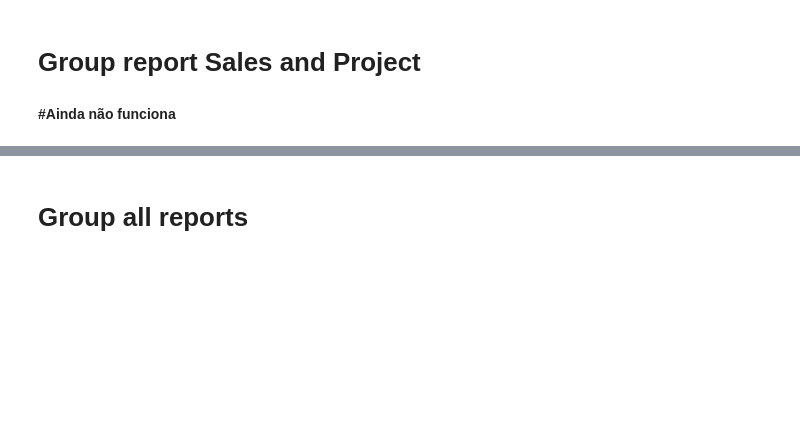
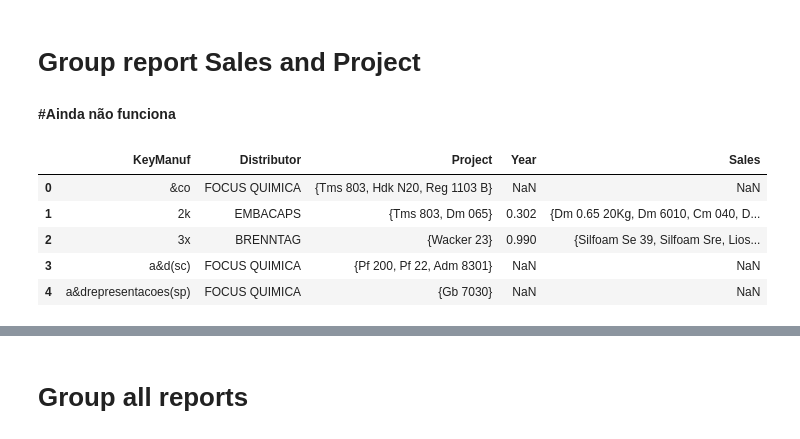
Before and after one commit to GimenesPaula/GimenesPaula, a Jupyter notebook: Projeto 1.ipynb, the cells around one changed output, grey strips where cells are left out. Drawn from its saved outputs; the diff is of its cells as text; code cells hidden in the pictures; blank space fills up the shorter version.

```diff
--- a/Projeto 1.ipynb
+++ b/Projeto 1.ipynb
@@ -444,4 +477,11 @@ df_proj_unic = df_proj_unic.drop_duplicates(subset=['KeyManuf', 'Distributor'],
 **#Ainda não funciona**
 # %%
 df_proj_vend = df_proj_unic.merge(df_dist_unic, on=['KeyManuf', 'Distributor'], how='left')
-df_vend_proj = df_dist_unic.merge(df_proj_unic, on=['KeyManuf', 'Distributor'], how='left')
+df_proj_vend.head(5)
+# %% [output]
+|  | KeyManuf | Distributor | Project | Year | Sales |
+| 0 | &co | FOCUS QUIMICA | {Tms 803, Hdk N20, Reg 1103 B} | NaN | NaN |
+| 1 | 2k | EMBACAPS | {Tms 803, Dm 065} | 0.302 | {Dm 0.65 20Kg, Dm 6010, Cm 040, D... |
+| 2 | 3x | BRENNTAG | {Wacker 23} | 0.990 | {Silfoam Se 39, Silfoam Sre, Lios... |
+| 3 | a&d(sc) | FOCUS QUIMICA | {Pf 200, Pf 22, Adm 8301} | NaN | NaN |
+| 4 | a&drepresentacoes(sp) | FOCUS QUIMICA | {Gb 7030} | NaN | NaN |
```
Also changed, not shown: parts of 19 cells of this notebook.
